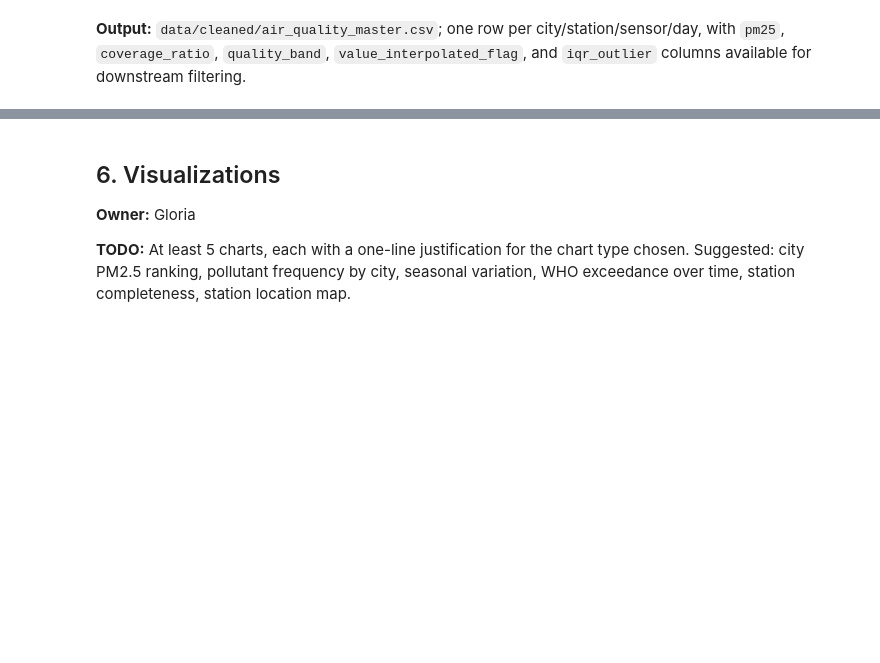
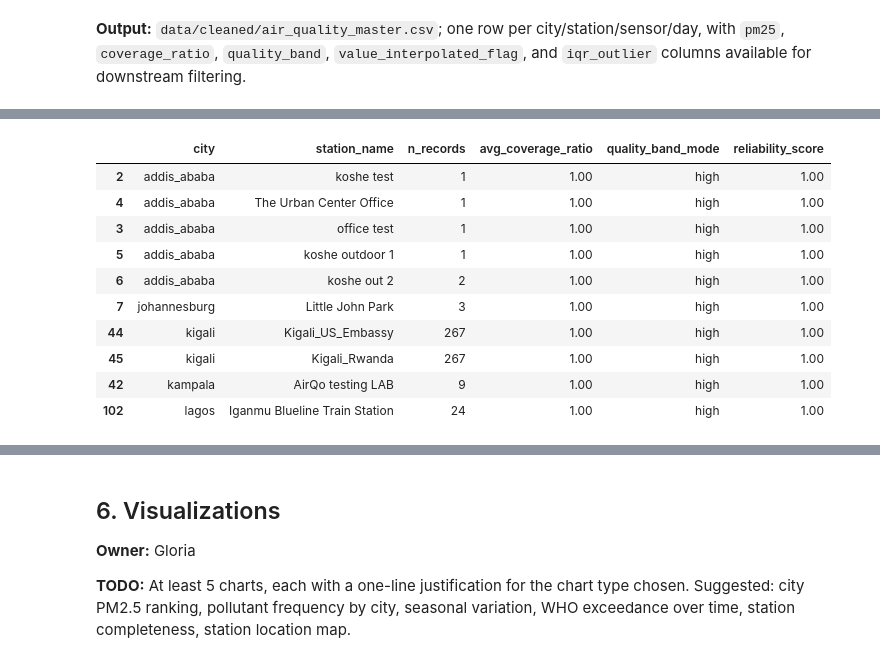
Before and after one commit to Simiyu-Gloria/air-quality-analysis-capstone, a Jupyter notebook: notebooks/analysis.ipynb, the cells around one changed output, grey strips where cells are left out. Saved outputs shown, nothing was run; the diff lists cells and outputs as text; code cells hidden in the pictures; blank space fills up the shorter version.

Commit message:
EDA merge|clean-up

```diff
--- a/notebooks/analysis.ipynb
+++ b/notebooks/analysis.ipynb
@@ -705,0 +700,21 @@ QA's .duplicated() check detected 0 duplicates; this matches that finding; the s
+# %%
+import pandas as pd
+from pathlib import Path
+from scipy import stats
+
+pd.set_option("display.float_format", lambda x: f"{x:,.2f}")
+
+# Reuse Section 4 output in memory when available; otherwise load from saved cleaned file.
+if "air_quality_master" in globals():
+    df = air_quality_master.copy()
+else:
+    master_path = Path("../data/cleaned/air_quality_master.csv")
+    df = pd.read_csv(master_path, parse_dates=["date_utc"] )
+
+df["date_utc"] = pd.to_datetime(df["date_utc"], utc=True, errors="coerce")
+df["month"] = df["date_utc"].dt.month
+df["season"] = (df["month"] % 12 // 3) + 1
+
+print(f"Rows: {len(df):,} | Cities: {df['city'].nunique()} | Stations: {df['station_id'].nunique()}")
+print(f"Date range: {df['date_utc'].min().date()} to {df['date_utc'].max().date()}")
+df.head()
@@ -705,0 +964,33 @@ QA's .duplicated() check detected 0 duplicates; this matches that finding; the s
+# %%
+quality_map = {'high': 3, 'medium': 2, 'low': 1, 'very low': 0}
+
+station = df.groupby(['city', 'station_id', 'station_name']).agg(
+    n_records=('pm25', 'count'),
+    avg_coverage_ratio=('coverage_ratio', 'mean'),
+    pct_interpolated=('value_interpolated_flag', 'mean'),
+    pct_flagged=('has_flags', 'mean'),
+    quality_band_mode=('quality_band', lambda s: s.mode().iat[0]),
+).reset_index()
+
+station['quality_score'] = station['quality_band_mode'].map(quality_map)
+# Composite reliability score: high coverage, low interpolation/flagging, high quality band, more records
+station['reliability_score'] = (
+    station['avg_coverage_ratio'] * 0.4
+    + (station['quality_score'] / 3) * 0.3
+    + (1 - station['pct_interpolated']) * 0.15
+    + (1 - station['pct_flagged']) * 0.15
+)
+q5 = station.sort_values('reliability_score', ascending=False)
+q5[['city', 'station_name', 'n_records', 'avg_coverage_ratio', 'quality_band_mode', 'reliability_score']].head(10)
+# %% [output]
+|  | city | station_name | n_records | avg_coverage_ratio | quality_band_mode | reliability_score |
+| 2 | addis_ababa | koshe test | 1 | 1.00 | high | 1.00 |
+| 4 | addis_ababa | The Urban Center Office | 1 | 1.00 | high | 1.00 |
+| 3 | addis_ababa | office test | 1 | 1.00 | high | 1.00 |
+| 5 | addis_ababa | koshe outdoor 1 | 1 | 1.00 | high | 1.00 |
+| 6 | addis_ababa | koshe out 2 | 2 | 1.00 | high | 1.00 |
+| 7 | johannesburg | Little John Park | 3 | 1.00 | high | 1.00 |
+| 44 | kigali | Kigali_US_Embassy | 267 | 1.00 | high | 1.00 |
+| 45 | kigali | Kigali_Rwanda | 267 | 1.00 | high | 1.00 |
+| 42 | kampala | AirQo testing LAB | 9 | 1.00 | high | 1.00 |
+| 102 | lagos | Iganmu Blueline Train Station | 24 | 1.00 | high | 1.00 |
```
Also changed, not shown: parts of 24 cells of this notebook.
